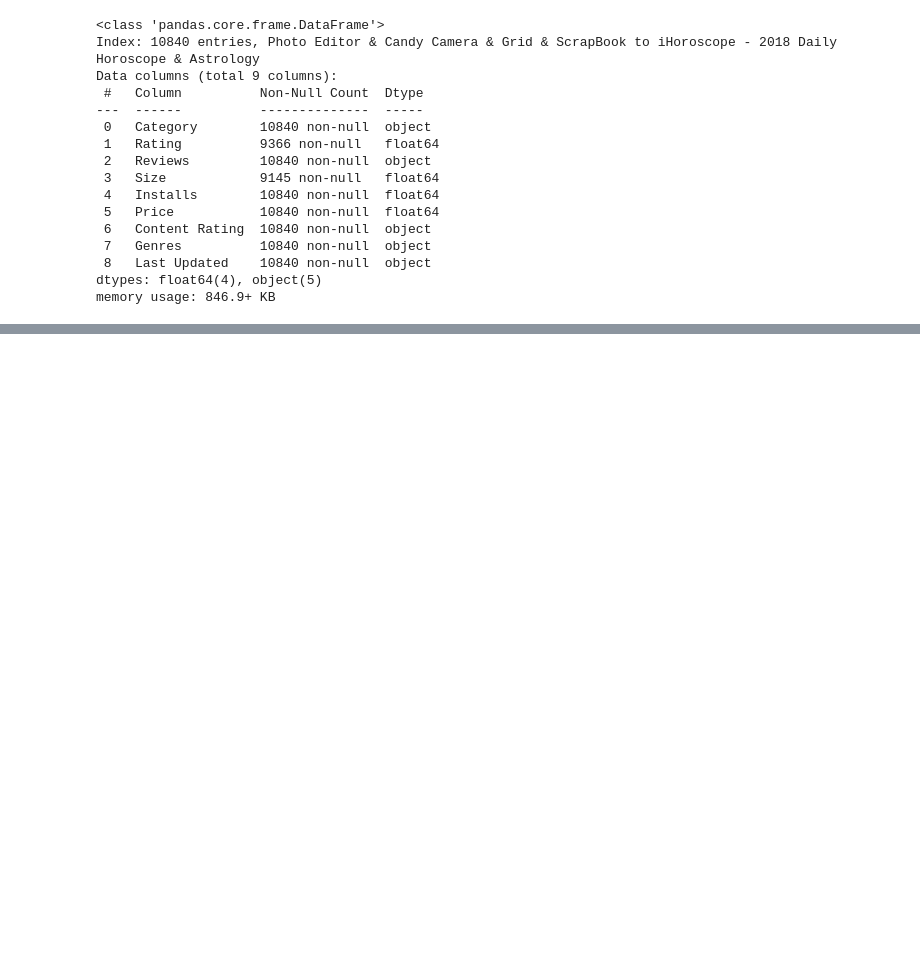
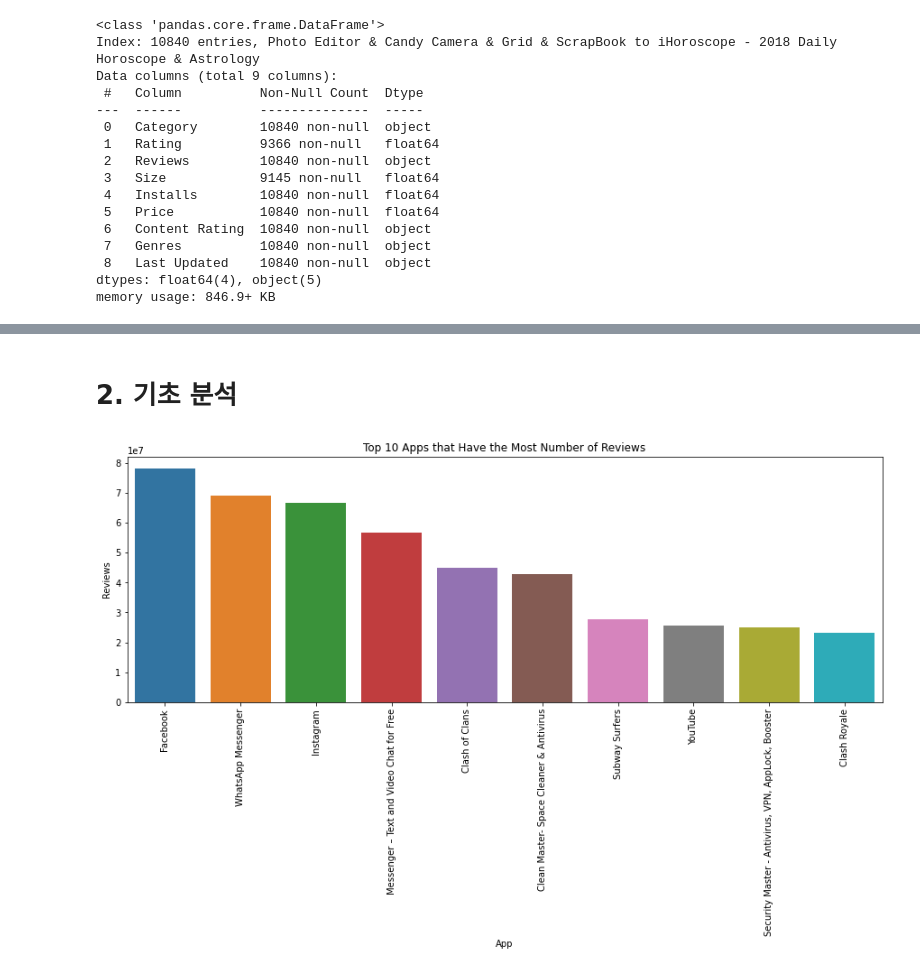
Before and after one commit to DataScience-Lab-Yonsei/8th-EDA, a Jupyter notebook: 2조/code/GooglePlayStore_EDA.ipynb, the cells around one changed output, grey strips where cells are left out. Saved outputs shown, nothing was run; the diff lists cells and outputs as text; code cells hidden in the pictures; blank space fills up the shorter version.

```diff
--- a/2조/code/GooglePlayStore_EDA.ipynb
+++ b/2조/code/GooglePlayStore_EDA.ipynb
@@ -566,0 +209,21 @@ path_info[:-4]+'_preprocessed.csv'
+# %% [markdown]
+# 2. 기초 분석
+# %%
+# 저장한 전처리 파일 다시 load
+path_info_preprocessed = '../archive_googleplaystore/googleplaystore_preprocessed.csv'
+path_review_preprocessed = '../archive_googleplaystore/googleplaystore_user_reviews_preprocessed.csv'
+app_info = pd.read_csv(path_info_preprocessed)
+app_review = pd.read_csv(path_review_preprocessed)
+# %%
+# top 10 Reviews 어플
+data_r_rank = app_info.sort_values(by = 'Reviews', ascending = False)
+data_r_rank = data_r_rank.head(30)
+# %%
+plt.figure(figsize = (15, 5))
+sns.barplot(x='App', y='Reviews', data = data_r_rank)
+plt.xticks(rotation = 90)
+plt.ylabel('Reviews')
+plt.title('Top 10 Apps that Have the Most Number of Reviews')
+plt.show()
+# %% [output]
+[figure, added]
```
Also changed, not shown: parts of 97 cells of this notebook, 6 other files.
